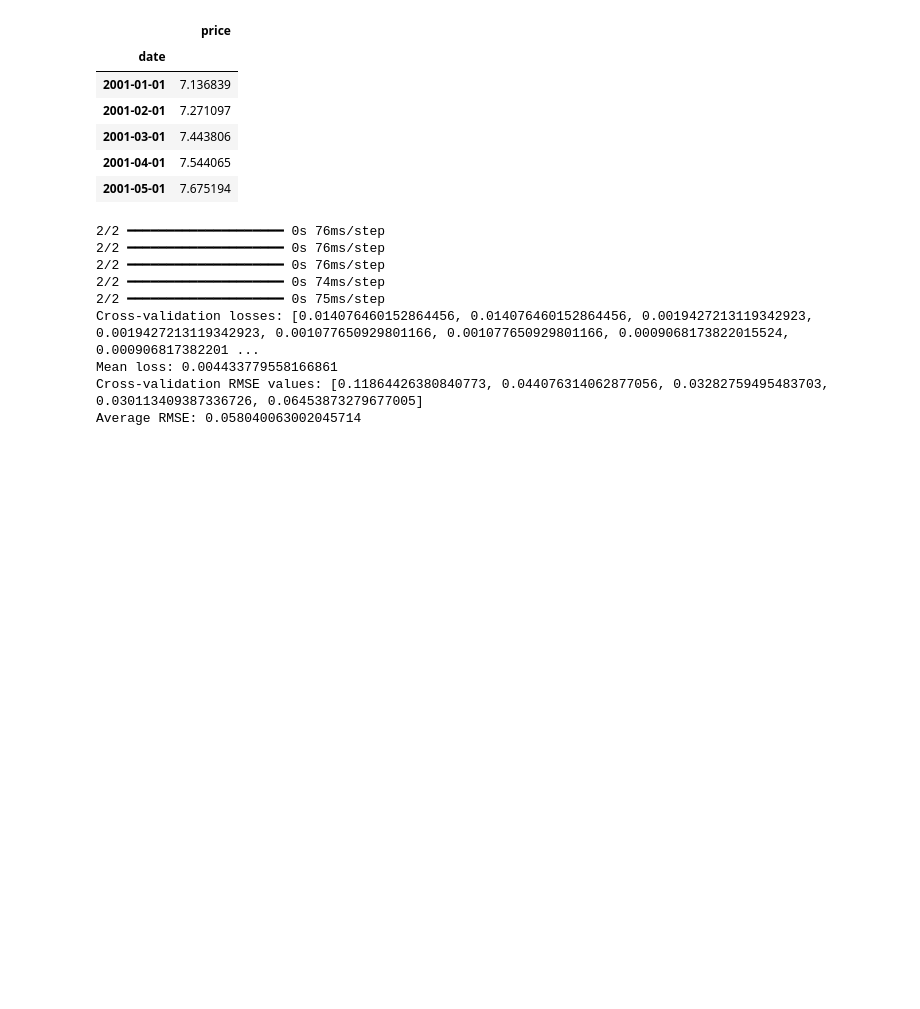
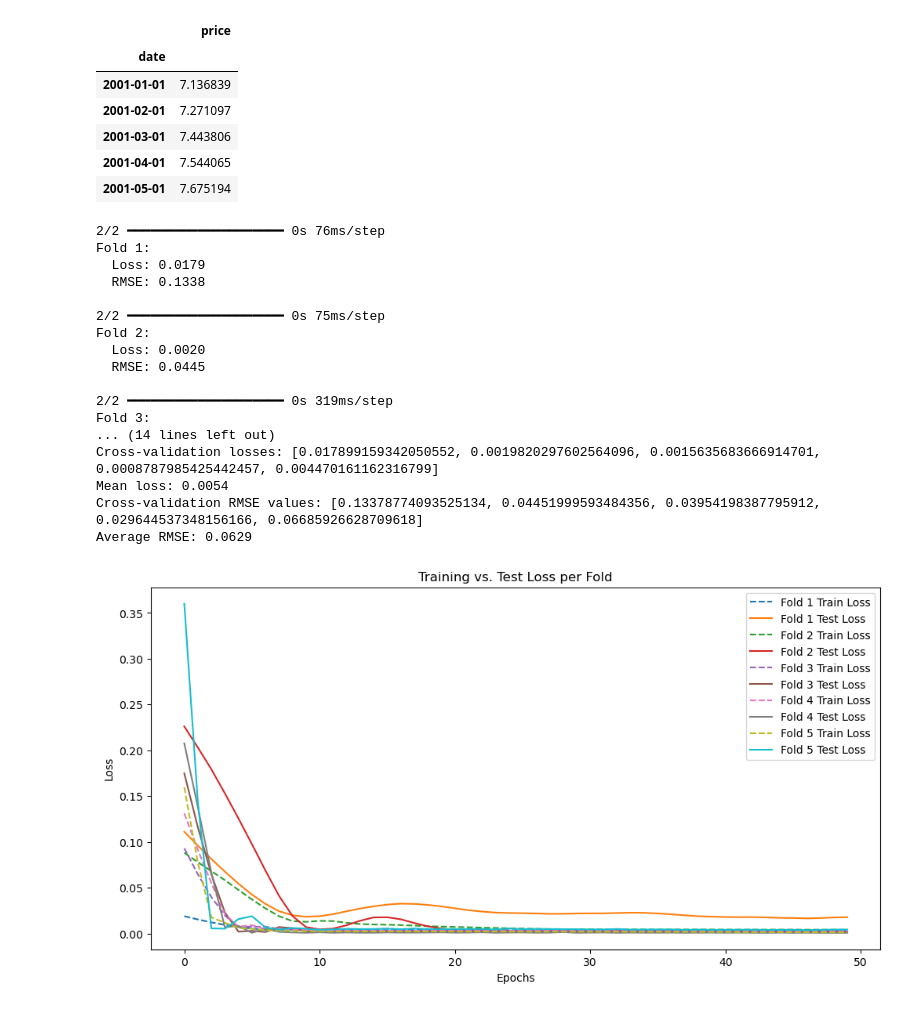
Before and after one commit to hnngocvo/STATS-207-Final-Project, a Jupyter notebook: LSTM.ipynb, the cells around one changed output. Drawn from its saved outputs; the diff is of its cells as text; code cells hidden in the pictures; blank space fills up the shorter version.

```diff
--- a/LSTM.ipynb
+++ b/LSTM.ipynb
@@ -74,13 +74,23 @@ tscv = TimeSeriesSplit(n_splits=5)
 results = []
 rmse_values = []
 
+train_losses = []
+test_losses = []
+all_predictions = []
+all_actuals = []
+fold = 1
+
 for train_index, test_index in tscv.split(X):
     X_train, X_test = X[train_index], X[test_index]
     y_train, y_test = y[train_index], y[test_index]
 
     # Create and train the LSTM model
     model = create_lstm_model((X_train.shape[1], X_train.shape[2]))
-    model.fit(X_train, y_train, epochs=50, batch_size=32, verbose=0)
+    history = model.fit(X_train, y_train, epochs=50, batch_size=32, verbose=0, validation_data=(X_test, y_test))
+
+    # Training and Test Losses
+    train_losses.append(history.history['loss'])
+    test_losses.append(history.history['val_loss'])
 
     # Evaluate the model
     loss = model.evaluate(X_test, y_test, verbose=0)
@@ -92,20 +102,52 @@ for train_index, test_index in tscv.split(X):
     # Compute RMSE
     rmse = np.sqrt(mean_squared_error(y_test, y_pred))
     rmse_values.append(rmse)
-    results.append(model.evaluate(X_test, y_test, verbose=0))
+
+    # Store predictions and actuals for plotting
+    all_predictions.append(y_pred)
+    all_actuals.append(y_test)
+
+    print(f"Fold {fold}:")
+    print(f"  Loss: {loss:.4f}")
+    print(f"  RMSE: {rmse:.4f}\n")
+
+    fold += 1
 
 # Print cross-validation results
+print("Cross-validation summary:")
 print(f"Cross-validation losses: {results}")
-print(f"Mean loss: {np.mean(results)}")
+print(f"Mean loss: {np.mean(results):.4f}")
 print(f"Cross-validation RMSE values: {rmse_values}")
-print(f"Average RMSE: {np.mean(rmse_values)}")
+print(f"Average RMSE: {np.mean(rmse_values):.4f}")
 # %% [output]
 2/2 ━━━━━━━━━━━━━━━━━━━━ 0s 76ms/step
-2/2 ━━━━━━━━━━━━━━━━━━━━ 0s 76ms/step
-2/2 ━━━━━━━━━━━━━━━━━━━━ 0s 76ms/step
-2/2 ━━━━━━━━━━━━━━━━━━━━ 0s 74ms/step
+Fold 1:
+  Loss: 0.0179
+  RMSE: 0.1338
+
 2/2 ━━━━━━━━━━━━━━━━━━━━ 0s 75ms/step
-Cross-validation losses: [0.014076460152864456, 0.014076460152864456, 0.0019427213119342923, 0.0019427213119342923, 0.001077650929801166, 0.001077650929801166, 0.0009068173822015524, 0.000906817382201 ...
-Mean loss: 0.004433779558166861
-Cross-validation RMSE values: [0.11864426380840773, 0.044076314062877056, 0.03282759495483703, 0.030113409387336726, 0.06453873279677005]
-Average RMSE: 0.058040063002045714
+Fold 2:
+  Loss: 0.0020
+  RMSE: 0.0445
+
+2/2 ━━━━━━━━━━━━━━━━━━━━ 0s 319ms/step
+Fold 3:
+... (14 lines left out)
+Cross-validation losses: [0.017899159342050552, 0.0019820297602564096, 0.0015635683666914701, 0.0008787985425442457, 0.004470161162316799]
+Mean loss: 0.0054
+Cross-validation RMSE values: [0.13378774093525134, 0.04451999593484356, 0.03954198387795912, 0.029644537348156166, 0.06685926628709618]
+Average RMSE: 0.0629
+# %%
+# 1. Plot Training and Test Losses
+plt.figure(figsize=(12, 6))
+for i, (train_loss, test_loss) in enumerate(zip(train_losses, test_losses)):
+    plt.plot(train_loss, label=f'Fold {i+1} Train Loss', linestyle='--')
+    plt.plot(test_loss, label=f'Fold {i+1} Test Loss')
+
+plt.title('Training vs. Test Loss per Fold')
+plt.xlabel('Epochs')
+plt.ylabel('Loss')
+plt.legend()
+plt.show()
+# %% [output]
+[figure, added]
```
Also changed, not shown: parts of 2 cells of this notebook.
